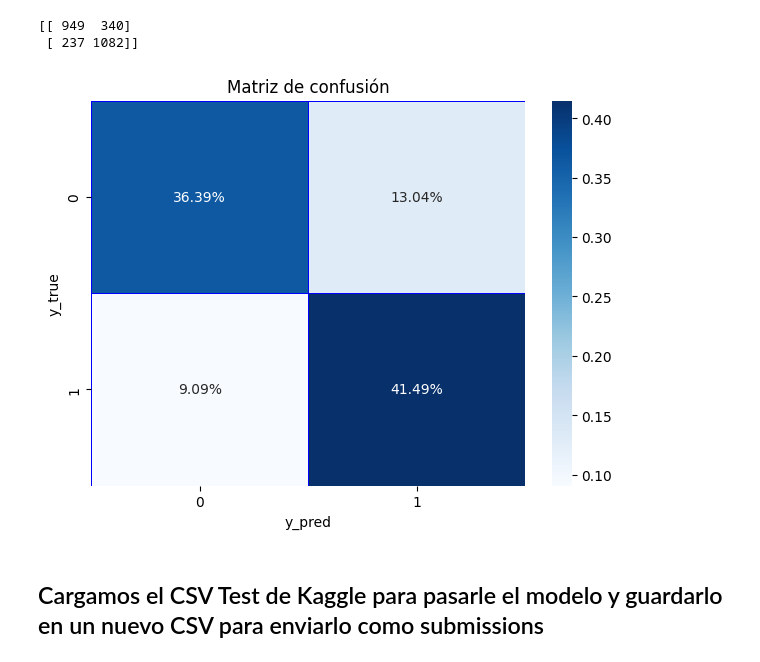
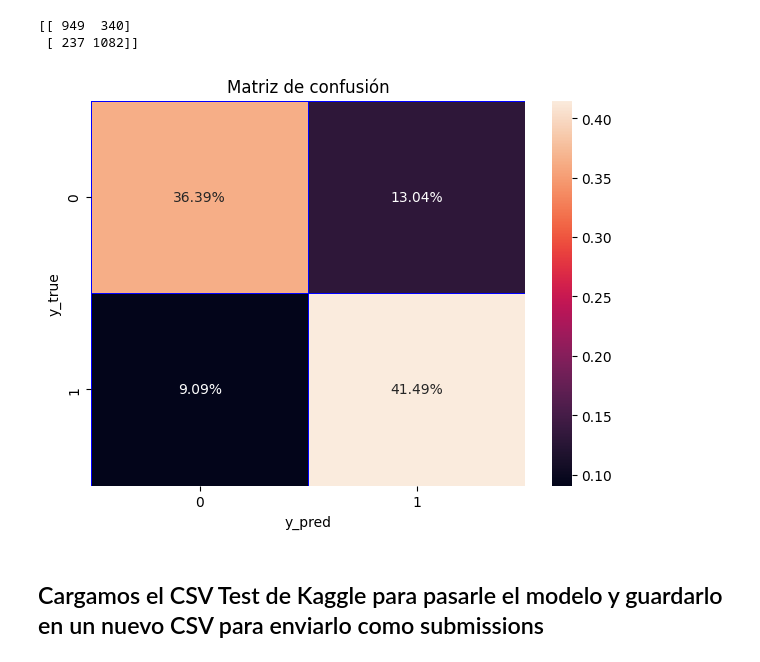
Before and after one commit to Wallace-80/Machine-Learning, a Jupyter notebook: src/notebook/ALT - Logistic_regression.ipynb, the cells around one changed output. Saved outputs shown, nothing was run; the diff lists cells and outputs as text; code cells hidden in the pictures.

```diff
--- a/src/notebook/ALT - Logistic_regression.ipynb
+++ b/src/notebook/ALT - Logistic_regression.ipynb
@@ -117,13 +117,13 @@ print(cm)
  [ 237 1082]]
 # %%
 f, ax=plt.subplots(figsize=(7,5))
-sns.heatmap(cm/np.sum(cm), annot=True, linewidths=0.5, fmt='.2%', linecolor="blue",cmap='Blues')
+sns.heatmap(cm/np.sum(cm), annot=True, linewidths=0.5, fmt='.2%', linecolor="blue")
 plt.xlabel("y_pred")
 plt.ylabel("y_true")
 plt.title("Matriz de confusión")
 plt.show()
 # %% [output]
-[figure, old version]
+[figure, new version]
 # %% [markdown]
 ## Cargamos el CSV Test de Kaggle para pasarle el modelo y guardarlo en un nuevo CSV para enviarlo como submissions
 # %%
```
Also changed, not shown: 5 other files.
